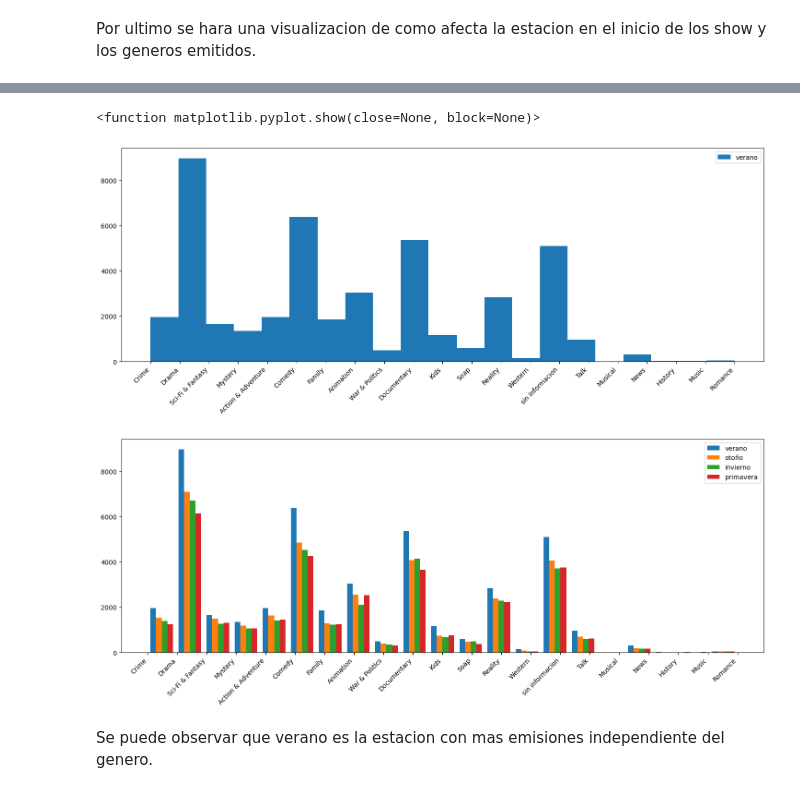
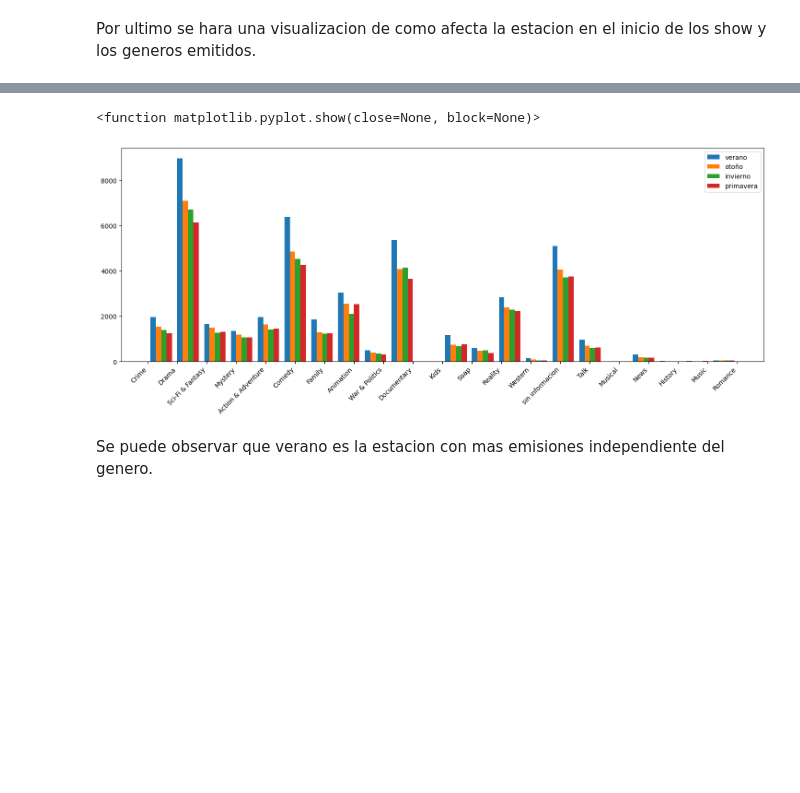
Before and after one commit to PedroJofreEsc/Data-science-Comision-61155, a Jupyter notebook: notebook/ProyectoDS_ParteI_jofre.ipynb, the cells around one changed output, grey strips where cells are left out. Drawn from its saved outputs; the diff is of its cells as text; code cells hidden in the pictures; blank space fills up the shorter version.

```diff
--- a/notebook/ProyectoDS_ParteI_jofre.ipynb
+++ b/notebook/ProyectoDS_ParteI_jofre.ipynb
@@ -544,34 +544,24 @@ Mystery               1337
 [31108 rows x 1 columns]
 # %%
 
+
 plt.figure(figsize=(18, 6))
-plt.hist([all_genres_verano["Generos"]],label=["verano"],bins=21)
-
-#plt.hist(all_genres_verano,alpha=0.7,bins=10)
-#plt.hist(all_genres_otono,alpha=0.7,bins=10)
-#plt.hist(all_genres_invierno, label='no adulto',alpha=0.7)
-plt.legend()
-plt.xticks(rotation=45, ha='right')
-plt.show
-#otoño
-plt.figure(figsize=(18, 6))
-plt.hist([all_genres_verano["Generos"],all_genres_otono["Generos"],all_genres_invierno["Generos"],all_genres_primavera["Generos"]],label=["verano","otoño","invierno","primavera"],bins=21)
+plt.hist([all_genres_verano["Generos"],all_genres_otono["Generos"],all_genres_invierno["Generos"],all_genres_primavera["Generos"]],label=["verano","otoño","invierno","primavera"],bins=22)
 
 #plt.hist(all_genres_verano,alpha=0.7,bins=10)
 #plt.hist(all_genres_otono,alpha=0.7,bins=10)
 #plt.hist(all_genres_invierno, label='no adulto',alpha=0.7)
 plt.legend()
 plt.xticks(rotation=45, ha='right')
 plt.show
 
 
 #plt.figure(figsize=(18, 6))
 #ax=sns.countplot(data=all_genres,x="Generos")
 #ax.set_xticklabels(ax.get_xticklabels(), rotation=40, ha="right")
 #plt.show()
 # %% [output]
 <function matplotlib.pyplot.show(close=None, block=None)>
-[figure, old version]
+[figure, new version]
-[figure, removed]
 # %% [markdown]
 Se puede observar que verano es la estacion con mas emisiones independiente del genero.
```
Also changed, not shown: 1 other file.
